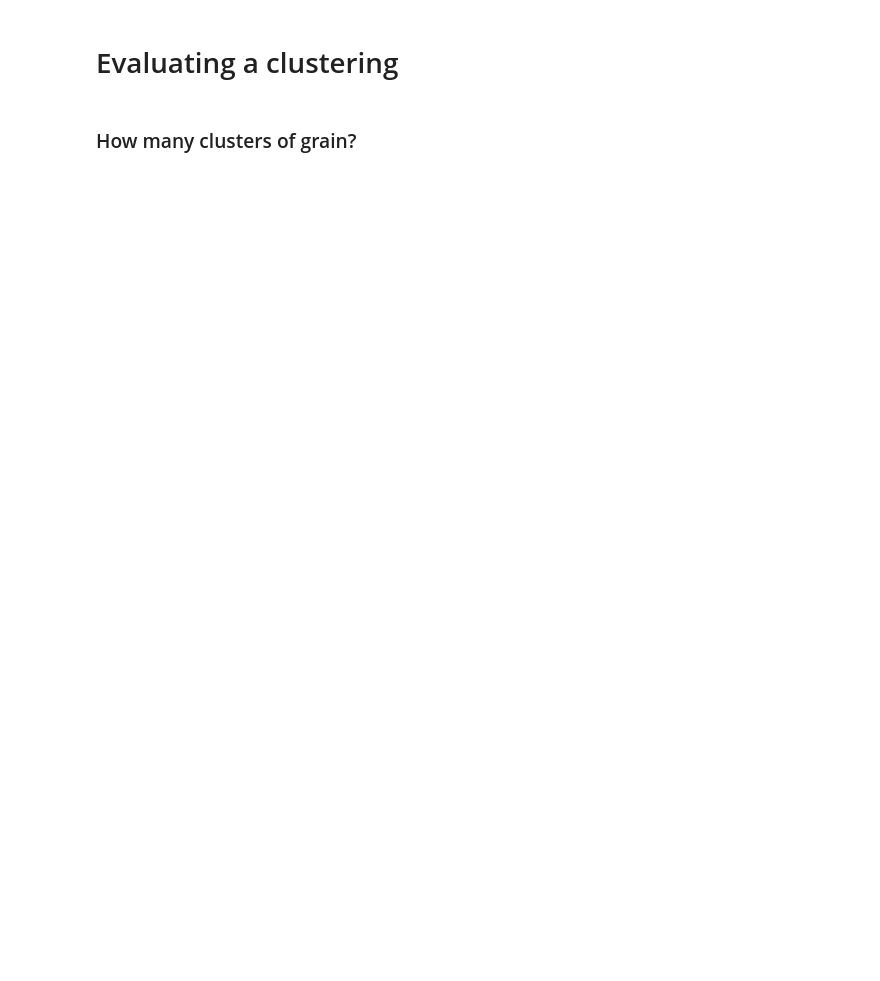
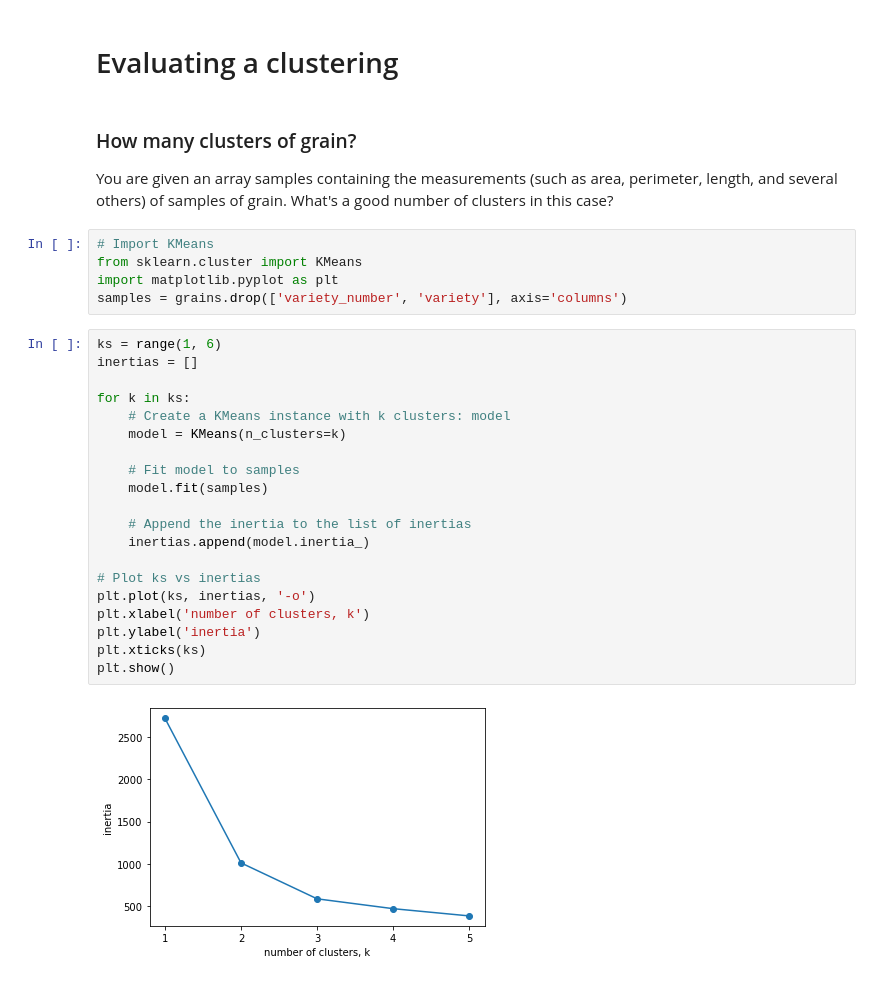
Before and after one commit to harrystaley/DataCamp, a Jupyter notebook: courses/Unsupervised Learning in Python/1 Clustering for dataset exploration.ipynb, the cells around one changed output. Cells and saved outputs as stored; diff of their text form; blank space fills up the shorter version.

```diff
--- a/courses/Unsupervised Learning in Python/1 Clustering for dataset exploration.ipynb
+++ b/courses/Unsupervised Learning in Python/1 Clustering for dataset exploration.ipynb
@@ -701,3 +699,32 @@ plt.show()
 # Evaluating a clustering
 # %% [markdown]
 ### How many clusters of grain?
+
+You are given an array samples containing the measurements (such as area, perimeter, length, and several others) of samples of grain. What's a good number of clusters in this case?
+# %%
+# Import KMeans
+from sklearn.cluster import KMeans
+import matplotlib.pyplot as plt
+samples = grains.drop(['variety_number', 'variety'], axis='columns')
+# %%
+ks = range(1, 6)
+inertias = []
+
+for k in ks:
+    # Create a KMeans instance with k clusters: model
+    model = KMeans(n_clusters=k)
+
+    # Fit model to samples
+    model.fit(samples)
+
+    # Append the inertia to the list of inertias
+    inertias.append(model.inertia_)
+
+# Plot ks vs inertias
+plt.plot(ks, inertias, '-o')
+plt.xlabel('number of clusters, k')
+plt.ylabel('inertia')
+plt.xticks(ks)
+plt.show()
+# %% [output]
+[figure, added]
```
Also changed, not shown: parts of 20 cells of this notebook.
